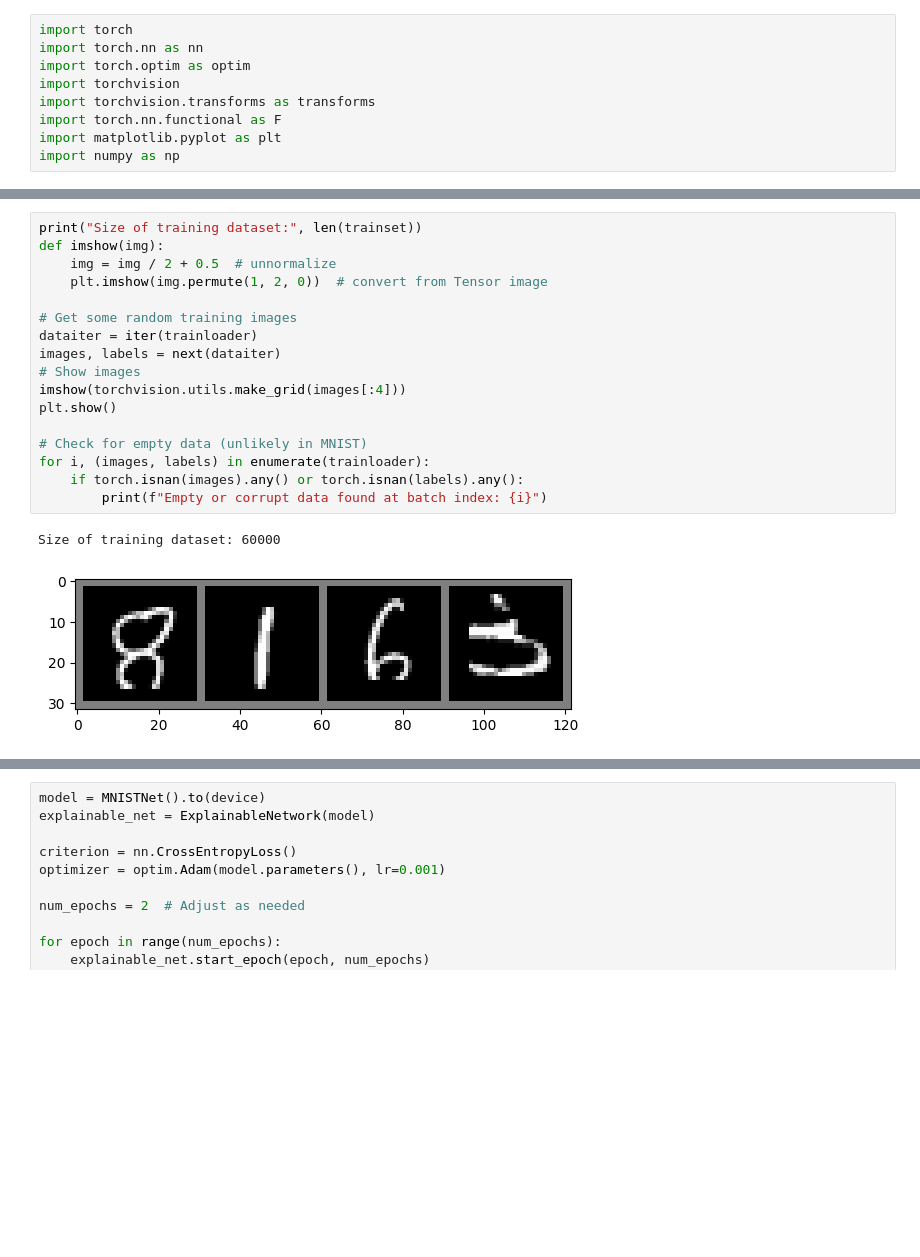
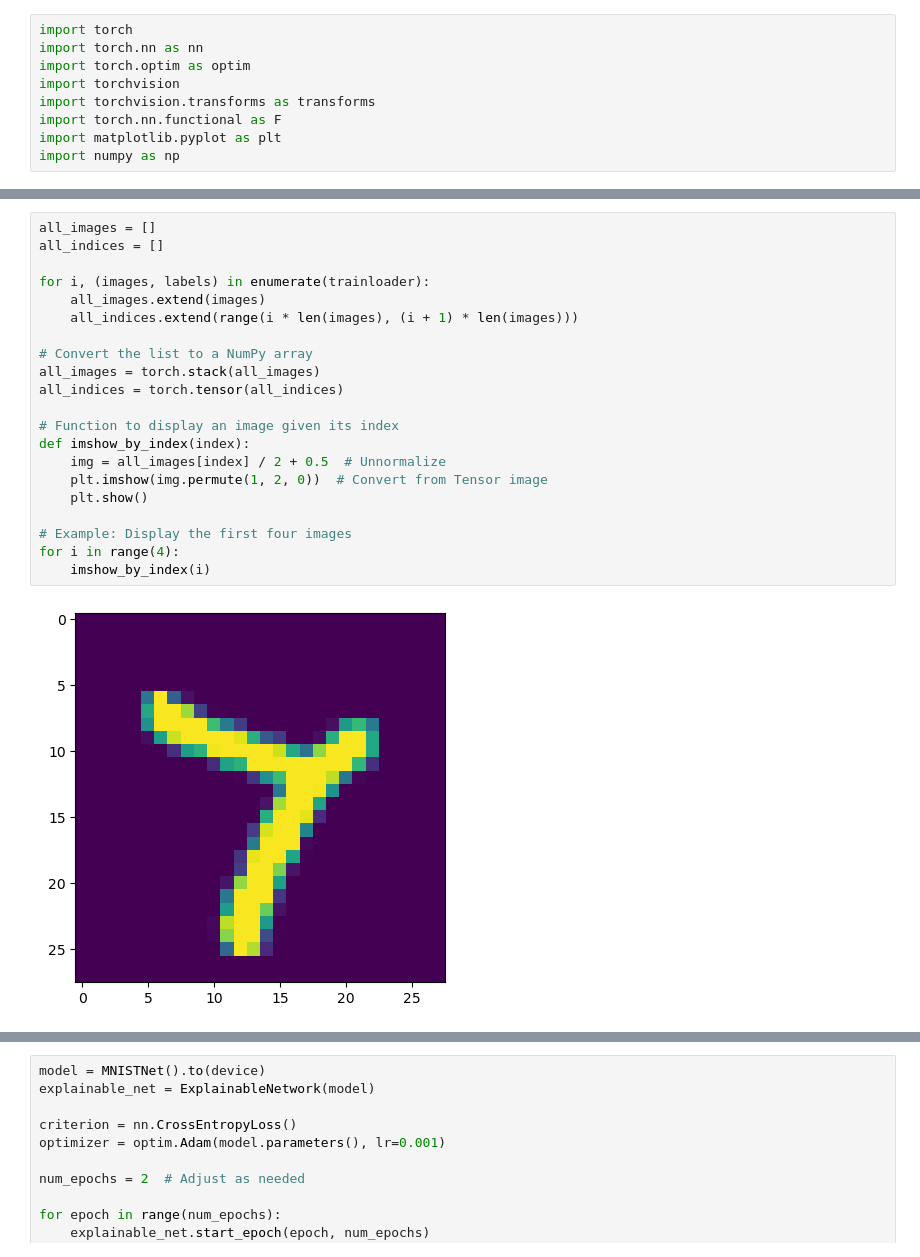
Before and after one commit to benrichards4376/Explanatory-Neural-Networks, a Jupyter notebook: MNIST_explained.ipynb, the cells around one changed output, grey strips where cells are left out. Saved outputs shown, nothing was run; the diff lists cells and outputs as text; blank space fills up the shorter version.

Commit message:
Discriminate Index WIP

```diff
--- a/MNIST_explained.ipynb
+++ b/MNIST_explained.ipynb
@@ -26,20 +24,23 @@ Using device: cuda
 # %%
-print("Size of training dataset:", len(trainset))
-def imshow(img):
-    img = img / 2 + 0.5  # unnormalize
-    plt.imshow(img.permute(1, 2, 0))  # convert from Tensor image
+all_images = []
+all_indices = []
 
-# Get some random training images
-dataiter = iter(trainloader)
-images, labels = next(dataiter)
-# Show images
-imshow(torchvision.utils.make_grid(images[:4]))
-plt.show()
+for i, (images, labels) in enumerate(trainloader):
+    all_images.extend(images)
+    all_indices.extend(range(i * len(images), (i + 1) * len(images)))
 
-# Check for empty data (unlikely in MNIST)
-for i, (images, labels) in enumerate(trainloader):
-    if torch.isnan(images).any() or torch.isnan(labels).any():
-        print(f"Empty or corrupt data found at batch index: {i}")
+# Convert the list to a NumPy array
+all_images = torch.stack(all_images)
+all_indices = torch.tensor(all_indices)
+
+# Function to display an image given its index
+def imshow_by_index(index):
+    img = all_images[index] / 2 + 0.5  # Unnormalize
+    plt.imshow(img.permute(1, 2, 0))  # Convert from Tensor image
+    plt.show()
+
+# Example: Display the first four images
+for i in range(4):
+    imshow_by_index(i)
 # %% [output]
-Size of training dataset: 60000
-[figure, old version]
+[figure, new version]
```
Also changed, not shown: parts of 15 cells of this notebook.
